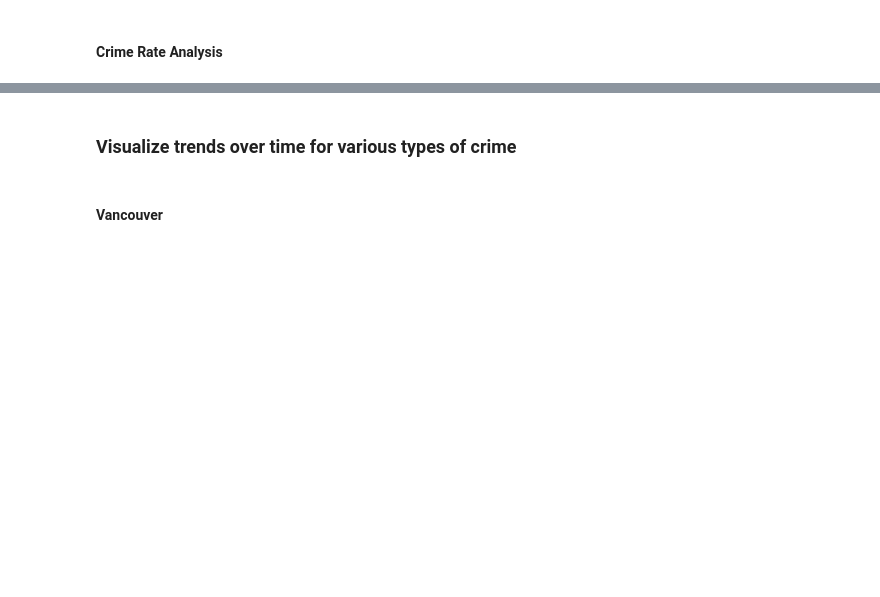
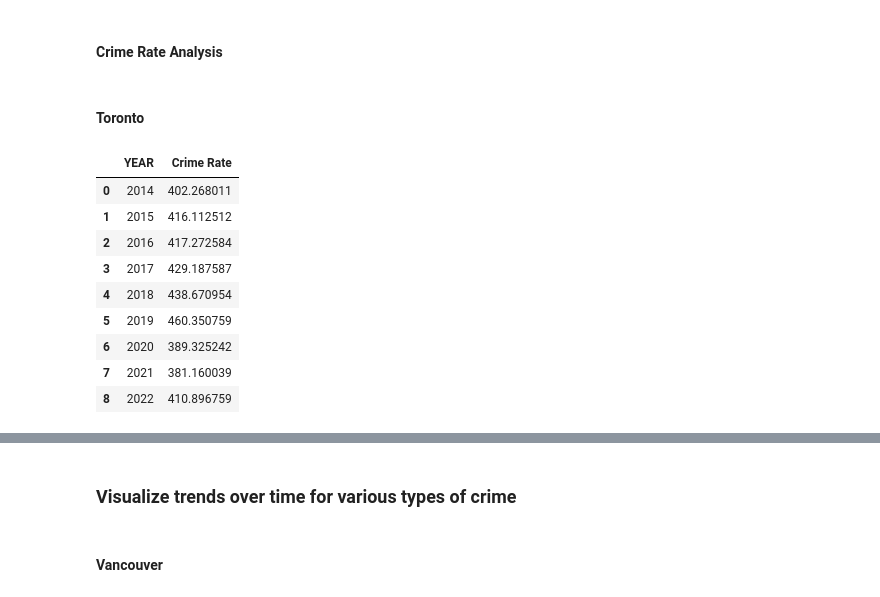
Before and after one commit to riggedjoker/CrimeAnalysis_Canada_Project, a Jupyter notebook: jupyter-notebook/crime_analysis.ipynb, the cells around one changed output, grey strips where cells are left out. Cells and saved outputs as stored; diff of their text form; code cells hidden in the pictures; blank space fills up the shorter version.

```diff
--- a/jupyter-notebook/crime_analysis.ipynb
+++ b/jupyter-notebook/crime_analysis.ipynb
@@ -199,2 +181,24 @@ vancouver_crime
 # %% [markdown]
 #### Crime Rate Analysis
+# %% [markdown]
+#### Toronto
+# %%
+#to merge the crime data with population data
+toronto = pd.concat([toronto_crime, toronto_population], axis = 1).fillna(0).astype(int)
+
+toronto["Crime Rate"] = (toronto["Crime Count of Toronto"] / toronto["Population"]) * 100000
+#Year is the same and having two of them is redundant.
+toronto_analysis = toronto[['YEAR', 'Crime Rate']]
+
+toronto_analysis
+# %% [output]
+|  | YEAR | Crime Rate |
+| 0 | 2014 | 402.268011 |
+| 1 | 2015 | 416.112512 |
+| 2 | 2016 | 417.272584 |
+| 3 | 2017 | 429.187587 |
+| 4 | 2018 | 438.670954 |
+| 5 | 2019 | 460.350759 |
+| 6 | 2020 | 389.325242 |
+| 7 | 2021 | 381.160039 |
+| 8 | 2022 | 410.896759 |
```
Also changed, not shown: parts of 7 cells of this notebook.
